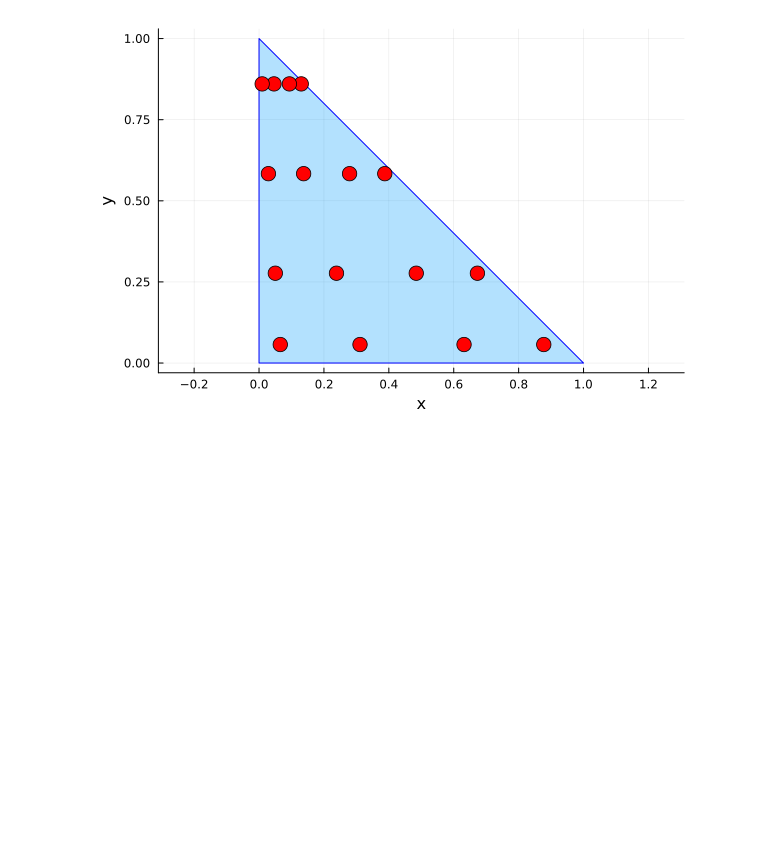
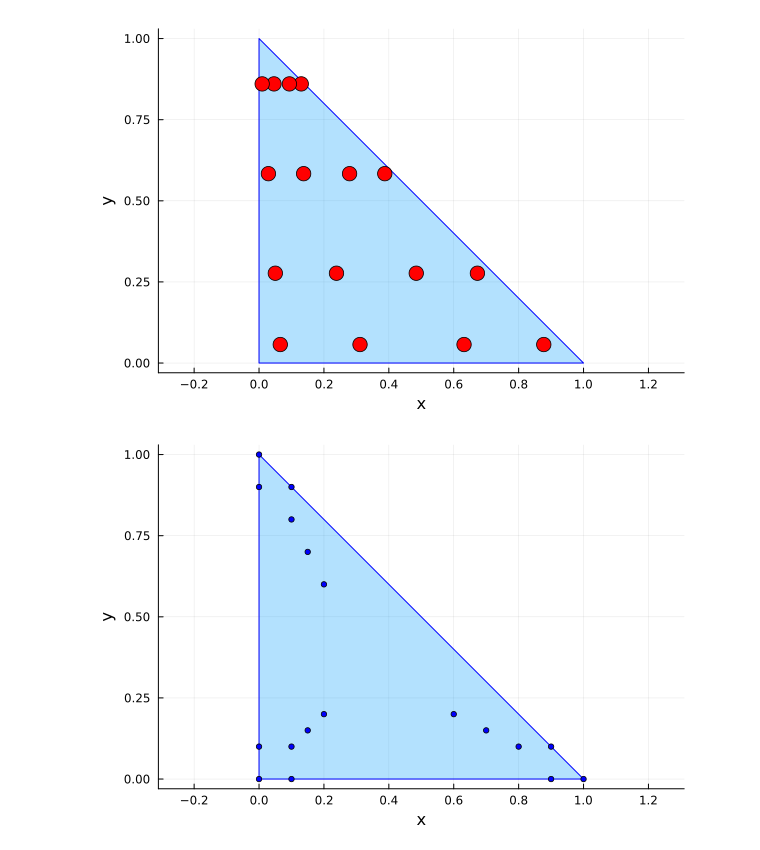
Before and after one commit to radu-bogdan/fem, a Jupyter notebook: PROJECTS/quadrature/quad_general_P6_working!.ipynb, the cells around one changed output. Cells and saved outputs as stored; diff of their text form; code cells hidden in the pictures; blank space fills up the shorter version.

```diff
--- a/PROJECTS/quadrature/quad_general_P6_working!.ipynb
+++ b/PROJECTS/quadrature/quad_general_P6_working!.ipynb
@@ -580,3 +555,59 @@ npoints = 4
 # end
 # %% [output]
 [figure]
+# %%
+function plot_configuration(specs, a)
+    # Create a new plot
+    p = plot()
+
+    # Define the vertices of the triangle
+    p1, p2, p3 = [0,0], [0,1], [1,0]
+    x = [p1[1], p2[1], p3[1], p1[1]]
+    y = [p1[2], p2[2], p3[2], p1[2]]
+
+    # Plot the triangle
+    plot!(p, x, y, seriestype = :shape, fillalpha = 0.3, linecolor = :blue, legend = false, aspect_ratio = :equal)
+
+    a_index = 1
+    for (T, param_count) in specs
+        if T == 1
+            scatter!(p, T1[1, :], T1[2, :], markersize = 3, markercolor = :blue)
+        elseif T == 2
+            scatter!(p, T2[1, :], T2[2, :], markersize = 3, markercolor = :blue)
+        elseif T == 3
+            scatter!(p, T3[1, :], T3[2, :], markersize = 3, markercolor = :blue)
+        elseif T == 4
+            for i in 1:param_count
+                scatter!(p, T4(a[a_index])[1, :], T4(a[a_index])[2, :], markersize = 3, markercolor = :blue)
+                a_index += 1
+            end
+        elseif T == 5
+            for i in 1:param_count
+                scatter!(p, T5(a[a_index])[1, :], T5(a[a_index])[2, :], markersize = 3, markercolor = :blue)
+                a_index += 1
+            end
+        elseif T == 6
+            scatter!(p, T6(a[a_index], a[a_index+1])[1, :], T6(a[a_index], a[a_index+1])[2, :], markersize = 3, markercolor = :blue)
+            a_index += 2
+        end
+    end
+
+    # Add plot title and labels
+    xlabel!(p, "x")
+    ylabel!(p, "y")
+
+    return p  # Return the plot object
+end
+
+# Usage
+specs = [(1, 0),
+         (4, 1),
+         (5, 1),
+         (5, 2)]
+
+a = [0.1, 0.2, 0.3, 0.4]
+
+p = plot_configuration(specs, a)
+display(p)
+# %% [output]
+[figure, added]
```
Also changed, not shown: parts of 2 cells of this notebook, 3 other files.
